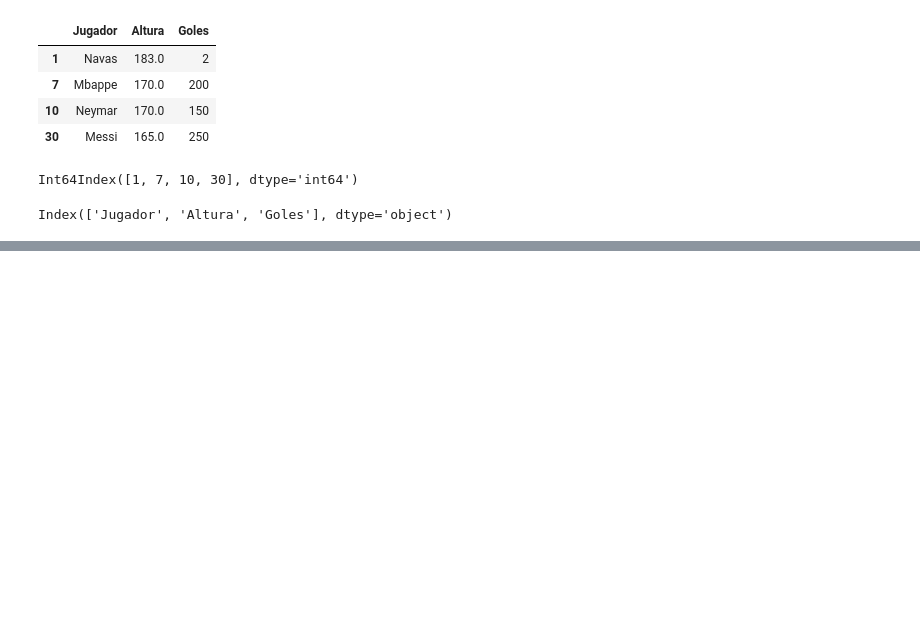
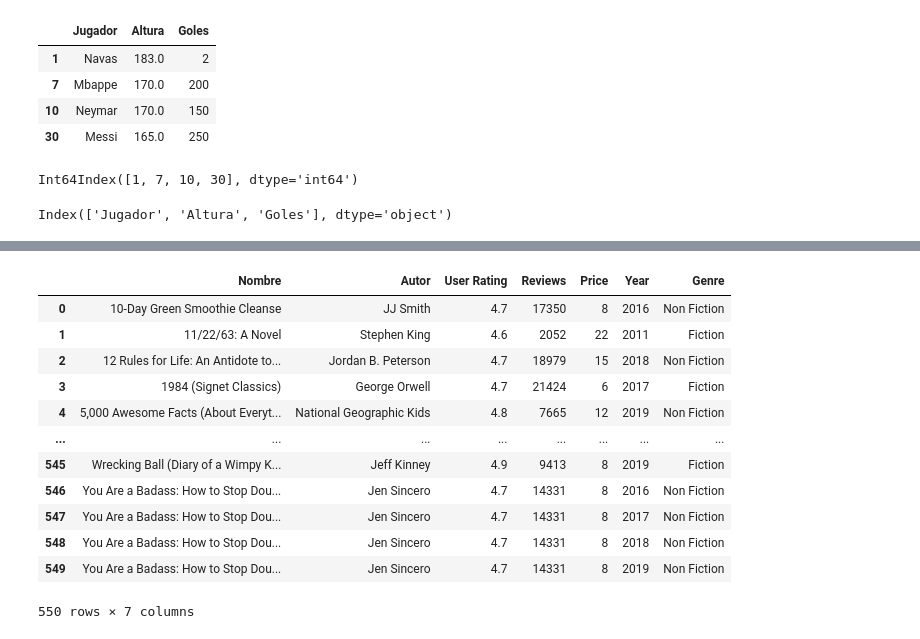
Before and after one commit to feracor/pandas_numpy, a Jupyter notebook: pandas.ipynb, the cells around one changed output, grey strips where cells are left out. Drawn from its saved outputs; the diff is of its cells as text; code cells hidden in the pictures; blank space fills up the shorter version.

```diff
--- a/pandas.ipynb
+++ b/pandas.ipynb
@@ -85,0 +109,19 @@ Index(['Jugador', 'Altura', 'Goles'], dtype='object')
+# %%
+#Es posible hacer un cambio en los nombres de columnas con el atributo names
+df_books = pd.read_csv('/content/bestsellers with categories.csv', sep=',', header=0, names=['Nombre', 'Autor', 'User Rating', 'Reviews', 'Price', 'Year', 'Genre']) #Importar dataset desde un archivo guardado en el notebook
+
+df_books
+# %% [output]
+|  | Nombre | Autor | User Rating | Reviews | Price | Year | Genre |
+| 0 | 10-Day Green Smoothie Cleanse | JJ Smith | 4.7 | 17350 | 8 | 2016 | Non Fiction |
+| 1 | 11/22/63: A Novel | Stephen King | 4.6 | 2052 | 22 | 2011 | Fiction |
+| 2 | 12 Rules for Life: An Antidote to... | Jordan B. Peterson | 4.7 | 18979 | 15 | 2018 | Non Fiction |
+| 3 | 1984 (Signet Classics) | George Orwell | 4.7 | 21424 | 6 | 2017 | Fiction |
+| 4 | 5,000 Awesome Facts (About Everyt... | National Geographic Kids | 4.8 | 7665 | 12 | 2019 | Non Fiction |
+| ... | ... | ... | ... | ... | ... | ... | ... |
+| 545 | Wrecking Ball (Diary of a Wimpy K... | Jeff Kinney | 4.9 | 9413 | 8 | 2019 | Fiction |
+| 546 | You Are a Badass: How to Stop Dou... | Jen Sincero | 4.7 | 14331 | 8 | 2016 | Non Fiction |
+| 547 | You Are a Badass: How to Stop Dou... | Jen Sincero | 4.7 | 14331 | 8 | 2017 | Non Fiction |
+| 548 | You Are a Badass: How to Stop Dou... | Jen Sincero | 4.7 | 14331 | 8 | 2018 | Non Fiction |
+| 549 | You Are a Badass: How to Stop Dou... | Jen Sincero | 4.7 | 14331 | 8 | 2019 | Non Fiction |
+550 rows × 7 columns
```
Also changed, not shown: parts of 20 cells of this notebook.
